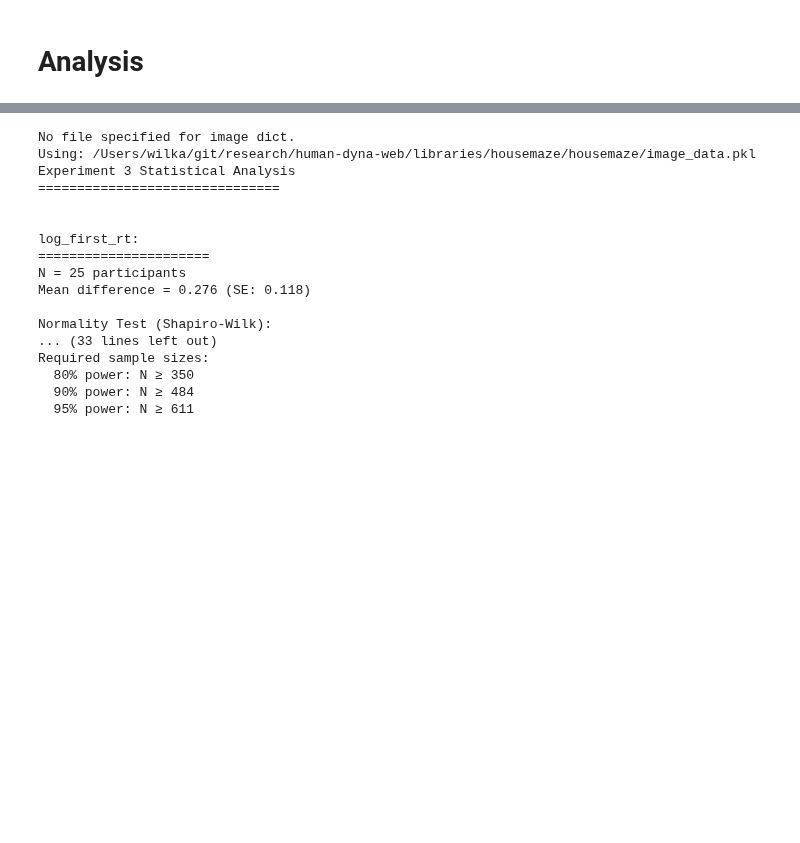
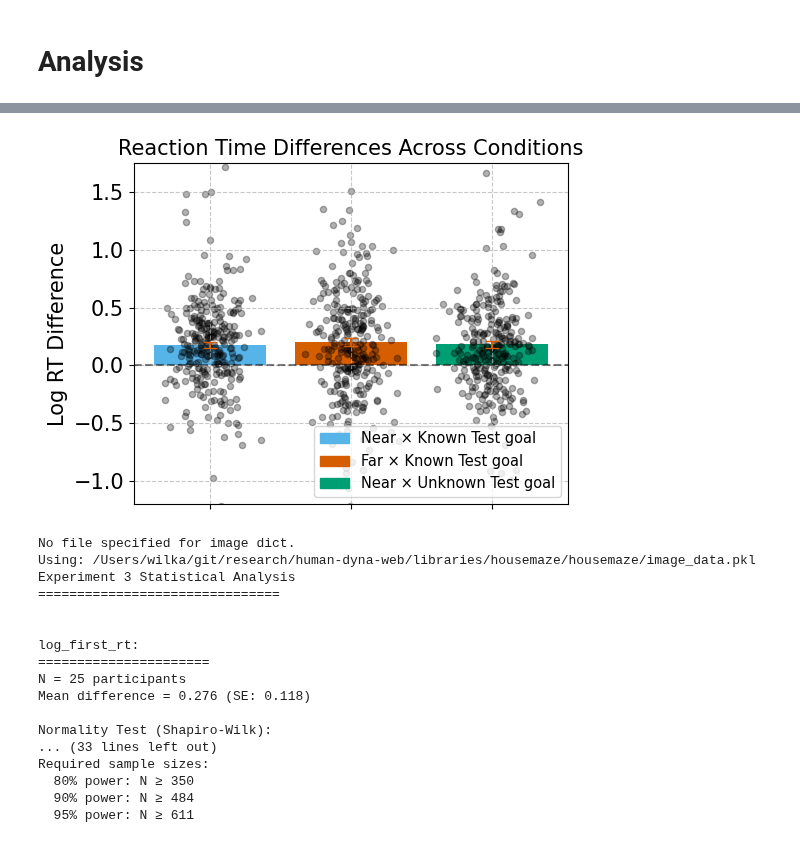
Before and after one commit to wcarvalho/human-dyna-web, a Jupyter notebook: analysis_notebooks/jaxmaze-plots-1.ipynb, the cells around one changed output, grey strips where cells are left out. Saved outputs shown, nothing was run; the diff lists cells and outputs as text; code cells hidden in the pictures; blank space fills up the shorter version.

```diff
--- a/analysis_notebooks/jaxmaze-plots-1.ipynb
+++ b/analysis_notebooks/jaxmaze-plots-1.ipynb
@@ -150 +156,14 @@ Required sample size for 95.0% power: 25
+# %%
+data_dir = "/Users/wilka/git/research/results/human_dyna/"
+save_dir = f"{data_dir}/housemaze_analysis_results_combined/"
+# %debug
+housemaze_analysis.juncture_results(
+  user_df,
+  # model_df,
+  save_dir=save_dir,
+  save_figs=True,
+  display_figs=True,
+)
+# %% [output]
+[figure, added]
 # %%
```
Also changed, not shown: parts of 6 cells of this notebook, 5 other files.
